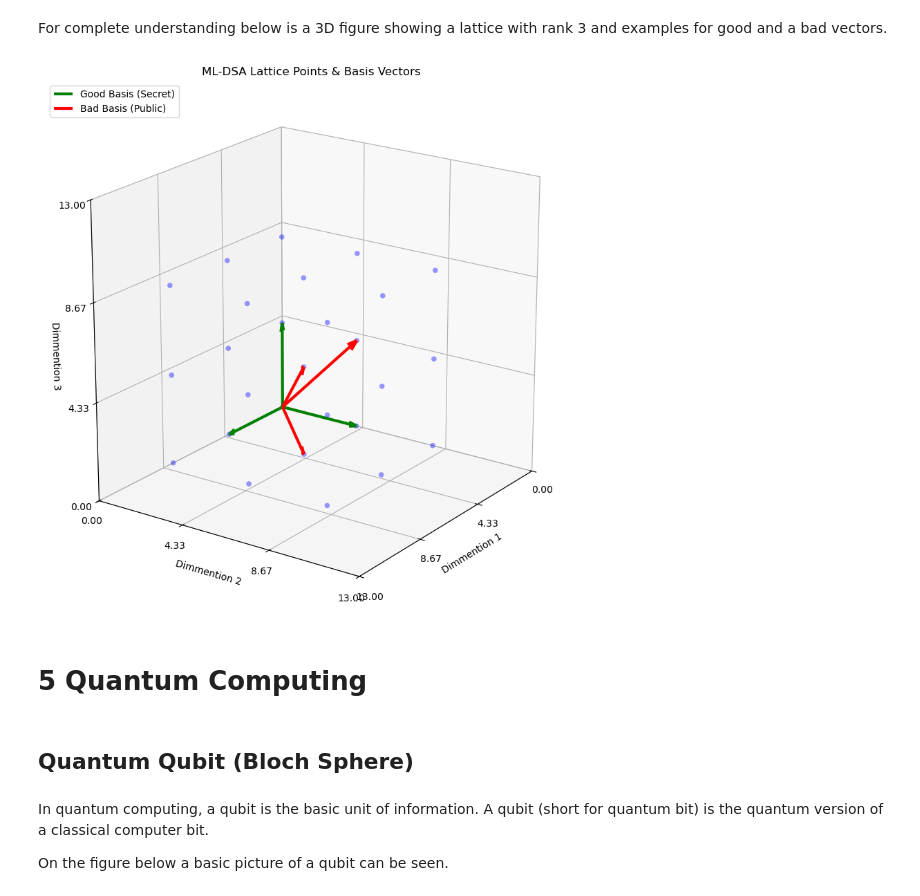
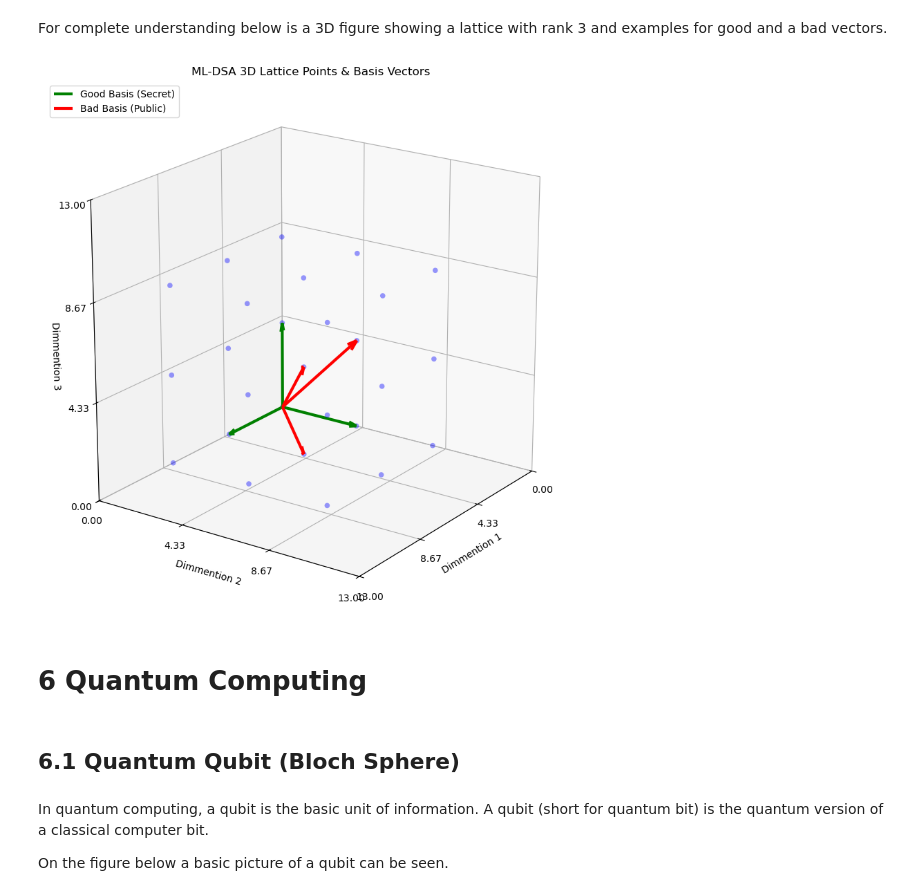
Before and after one commit to liliIvanova/SoftUniCources, a Jupyter notebook: Math_Concepts_for_Developers/Project/ML-DSA_Project.ipynb, the cells around one changed output. Drawn from its saved outputs; the diff is of its cells as text; code cells hidden in the pictures.

```diff
--- a/Math_Concepts_for_Developers/Project/ML-DSA_Project.ipynb
+++ b/Math_Concepts_for_Developers/Project/ML-DSA_Project.ipynb
@@ -711,39 +760,39 @@ for i in range(3):
 def plot_basis(basis, color, label):
     for i, v in enumerate(basis):
         ax.quiver(0, 0, 0, v[0], v[1], v[2],
                   color=color, linewidth=3, pivot='tail', arrow_length_ratio=0.1,
                   label=label if i == 0 else "")
 
 plot_basis(good_basis, 'green', 'Good Basis (Secret)')
 plot_basis(bad_basis, 'red', 'Bad Basis (Public)')
 
 # 5. FIX AXES AND NUMBERING
 limit = 12
 ax.set_xlim(0, limit)
 ax.set_ylim(0, limit)
 ax.set_zlim(0, limit)
 
 # Ensure 0 is exactly at the corner
 ax.set_xticks(np.linspace(0, limit + 1, 4))
 ax.set_yticks(np.linspace(0, limit + 1, 4))
 ax.set_zticks(np.linspace(0, limit + 1, 4))
 
 ax.set_box_aspect([1,1,1]) # Force cubic proportions
 ax.view_init(elev=20, azim=35)
 
 ax.set_xlabel('Dimmention 1')
 ax.set_ylabel('Dimmention 2')
 ax.set_zlabel('Dimmention 3')
-ax.set_title("ML-DSA Lattice Points & Basis Vectors")
+ax.set_title("ML-DSA 3D Lattice Points & Basis Vectors")
 ax.legend(loc='upper left')
 
 plt.show()
 # %% [output]
-[figure, old version]
+[figure, new version]
 # %% [markdown]
-# **5 Quantum Computing**
+# **6 Quantum Computing**
 # %% [markdown]
-## Quantum Qubit (Bloch Sphere)
+## **6.1 Quantum Qubit (Bloch Sphere)**
 # %% [markdown]
 In quantum computing, a qubit is the basic unit of information. A qubit (short for quantum bit) is the quantum version of a classical computer bit.
 
```
Also changed, not shown: parts of 27 cells of this notebook.
